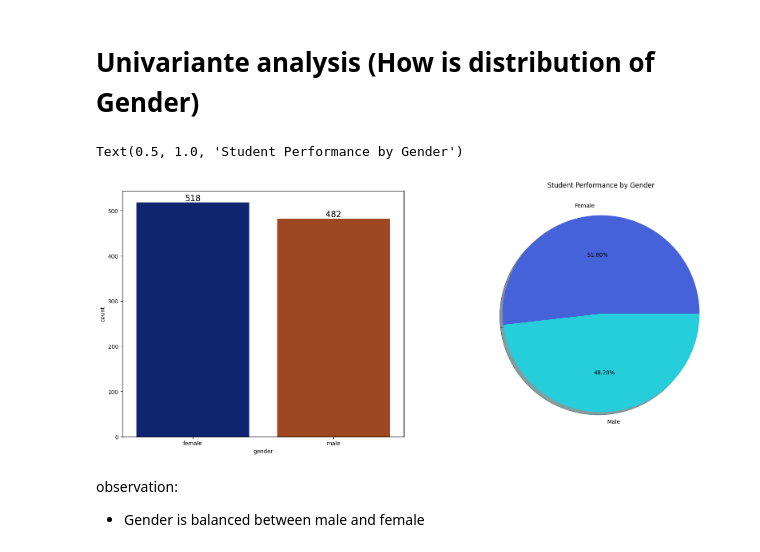
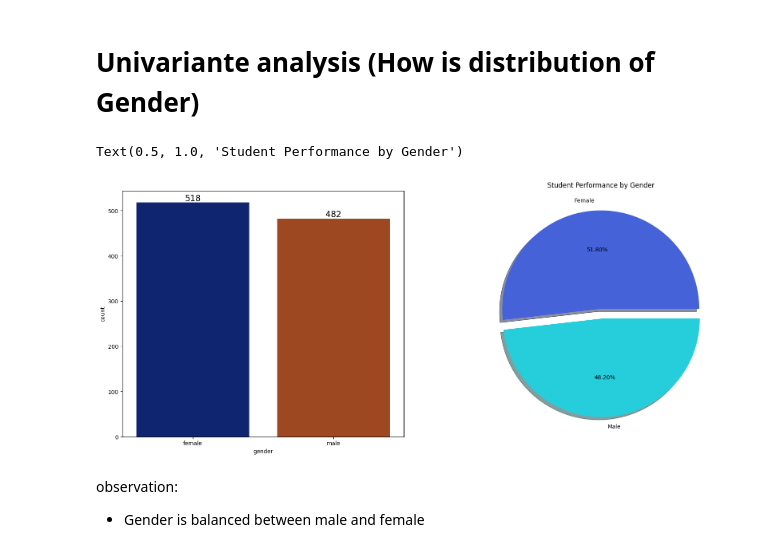
Before and after one commit to AkramMaouche/Full-ML-Project, a Jupyter notebook: Notbook/EDA Student Performance.ipynb, the cells around one changed output. Drawn from its saved outputs; the diff is of its cells as text; code cells hidden in the pictures.

```diff
--- a/Notbook/EDA Student Performance.ipynb
+++ b/Notbook/EDA Student Performance.ipynb
@@ -421,15 +413,15 @@ Observation :
 # %%
 fig,ax = plt.subplots(1,2,figsize = (20,8))
 sns.countplot(data=df,x ='gender',palette='dark',ax=ax[0])
 for container in ax[0].containers:
     ax[0].bar_label(container,color = 'black',size = 15)
 
 
-plt.pie(x = df['gender'].value_counts(),labels=['Female','Male'],autopct='%.2f%%',colors=['#4562D9','#26CDDB'],shadow=True)
+plt.pie(x = df['gender'].value_counts(),labels=['Female','Male'],autopct='%.2f%%',colors=['#4562D9','#26CDDB'],shadow=True,explode=[0.05,0.05])
 plt.title('Student Performance by Gender')
 # %% [output]
 Text(0.5, 1.0, 'Student Performance by Gender')
-[figure, old version]
+[figure, new version]
 # %% [markdown]
 observation:
 * Gender is balanced between male and female
```
Also changed, not shown: parts of 30 cells of this notebook, 1 other file.
